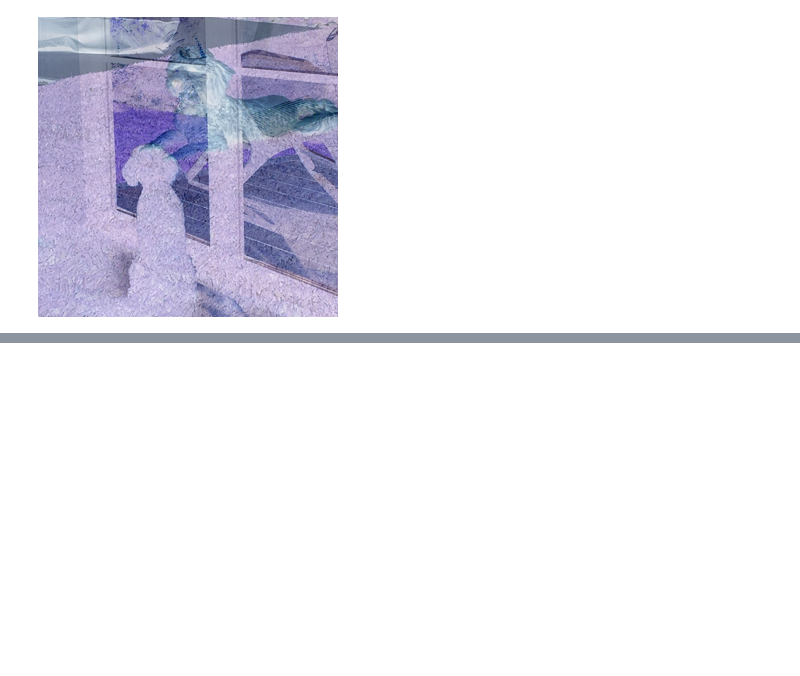
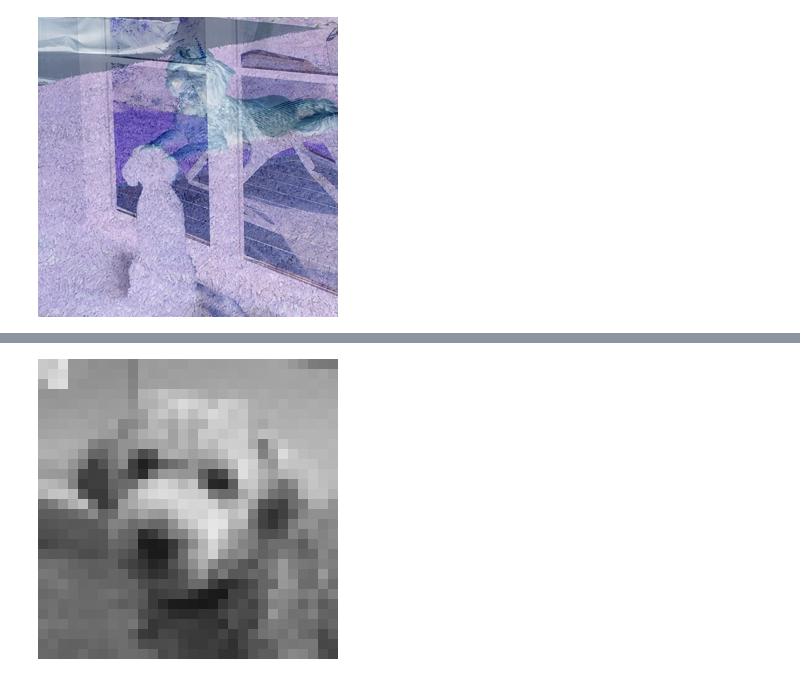
Before and after one commit to Brailor/Math-for-Programmers, a Jupyter notebook: Chapter_06/own.ipynb, the cells around one changed output, grey strips where cells are left out. Cells and saved outputs as stored; diff of their text form; code cells hidden in the pictures; blank space fills up the shorter version.

```diff
--- a/Chapter_06/own.ipynb
+++ b/Chapter_06/own.ipynb
@@ -95,0 +114,3 @@ Called Function with *args=(10.0,) **kwds={}
+# %%
+img = ImageVector("melba_face.jpg")
+img.image()
@@ -95,0 +119,5 @@ Called Function with *args=(10.0,) **kwds={}
+# %%
+img2 = from_lowres_grayscale(to_lowres_grayscale(img))
+img2.image()
+# %% [output]
+[figure, added]
```
Also changed, not shown: parts of 7 cells of this notebook, 3 other files.
